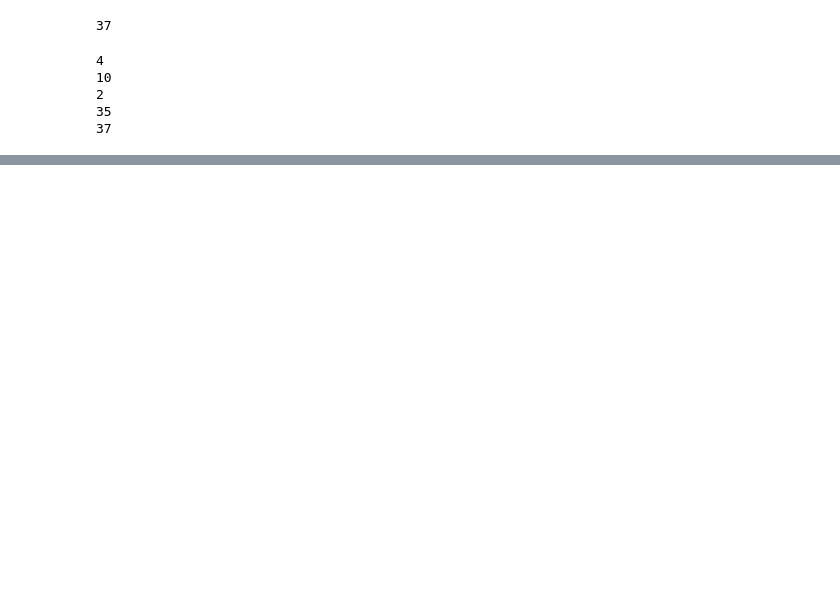
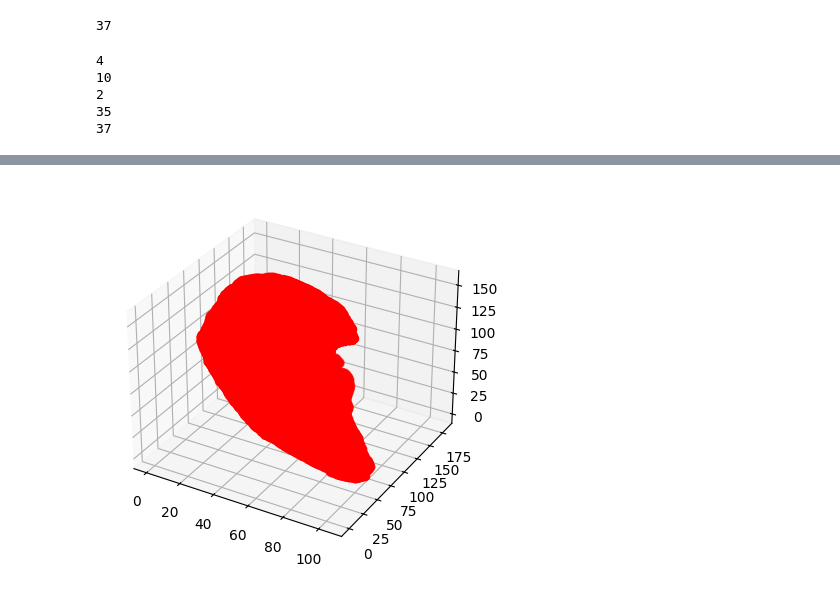
Before and after one commit to BrainSharer/pipeline, a Jupyter notebook: src/atlas/notebooks/alignment-error-visualization.ipynb, the cells around one changed output, grey strips where cells are left out. Saved outputs shown, nothing was run; the diff lists cells and outputs as text; code cells hidden in the pictures; blank space fills up the shorter version.

```diff
--- a/src/atlas/notebooks/alignment-error-visualization.ipynb
+++ b/src/atlas/notebooks/alignment-error-visualization.ipynb
@@ -146,0 +162,12 @@ df['sumsquares'].sum()/len(df.index)
+# %%
+import matplotlib.pyplot as plt
+from mpl_toolkits.mplot3d import Axes3D
+
+volume = new_arr.copy()
+fig = plt.figure()
+ax = fig.add_subplot(111, projection='3d')
+z,x,y = volume.nonzero()
+ax.scatter(x, y, z, zdir='y', c= 'red')
+plt.show()
+# %% [output]
+[figure, added]
```
Also changed, not shown: parts of 10 cells of this notebook, 7 other files.
